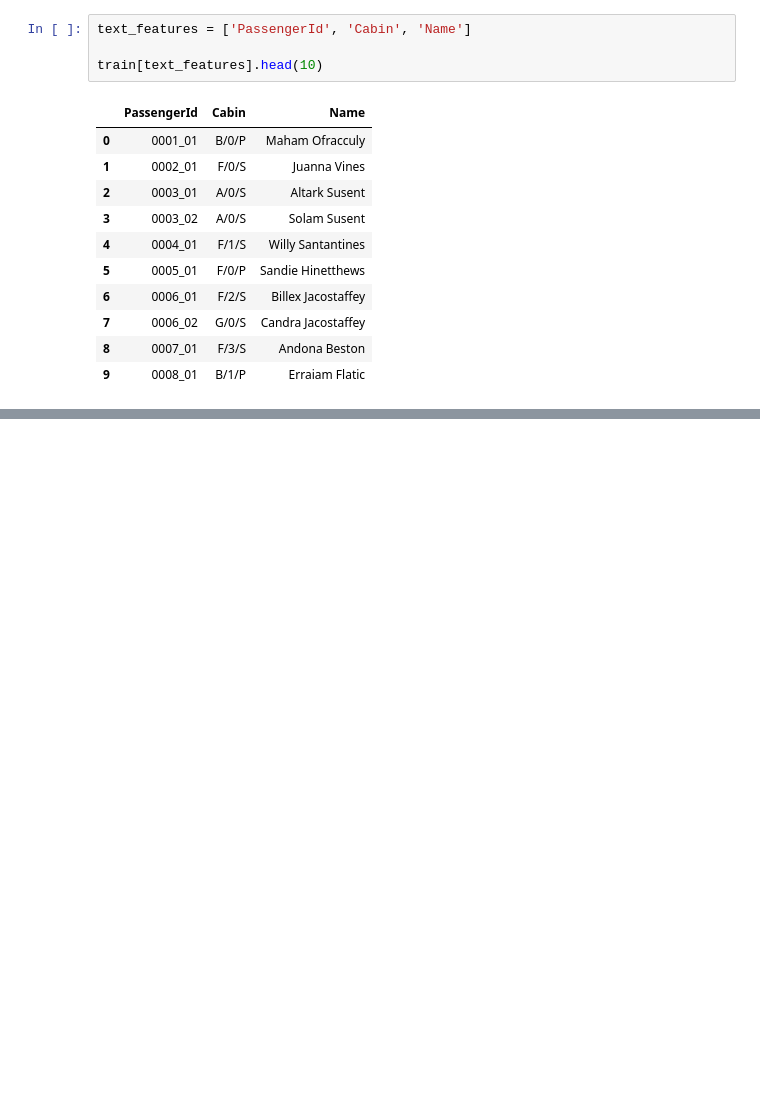
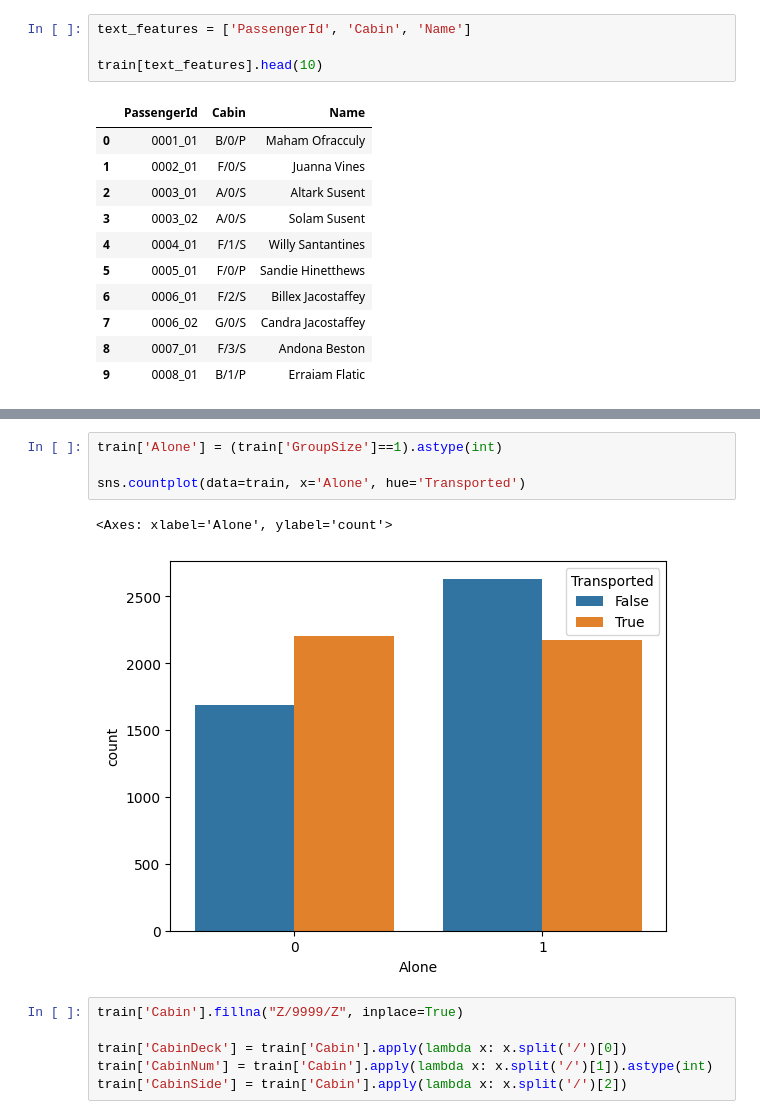
Before and after one commit to bartlomiejremlein/Kaggle-Spaceship-Titanic, a Jupyter notebook: notebooks/exploratory-data-analysis.ipynb, the cells around one changed output, grey strips where cells are left out. Drawn from its saved outputs; the diff is of its cells as text; blank space fills up the shorter version.

```diff
--- a/notebooks/exploratory-data-analysis.ipynb
+++ b/notebooks/exploratory-data-analysis.ipynb
@@ -334,0 +340,13 @@ train.head()
+# %%
+train['Alone'] = (train['GroupSize']==1).astype(int)
+
+sns.countplot(data=train, x='Alone', hue='Transported')
+# %% [output]
+<Axes: xlabel='Alone', ylabel='count'>
+[figure, added]
+# %%
+train['Cabin'].fillna("Z/9999/Z", inplace=True)
+
+train['CabinDeck'] = train['Cabin'].apply(lambda x: x.split('/')[0])
+train['CabinNum'] = train['Cabin'].apply(lambda x: x.split('/')[1]).astype(int)
+train['CabinSide'] = train['Cabin'].apply(lambda x: x.split('/')[2])
```
Also changed, not shown: parts of 9 cells of this notebook.
